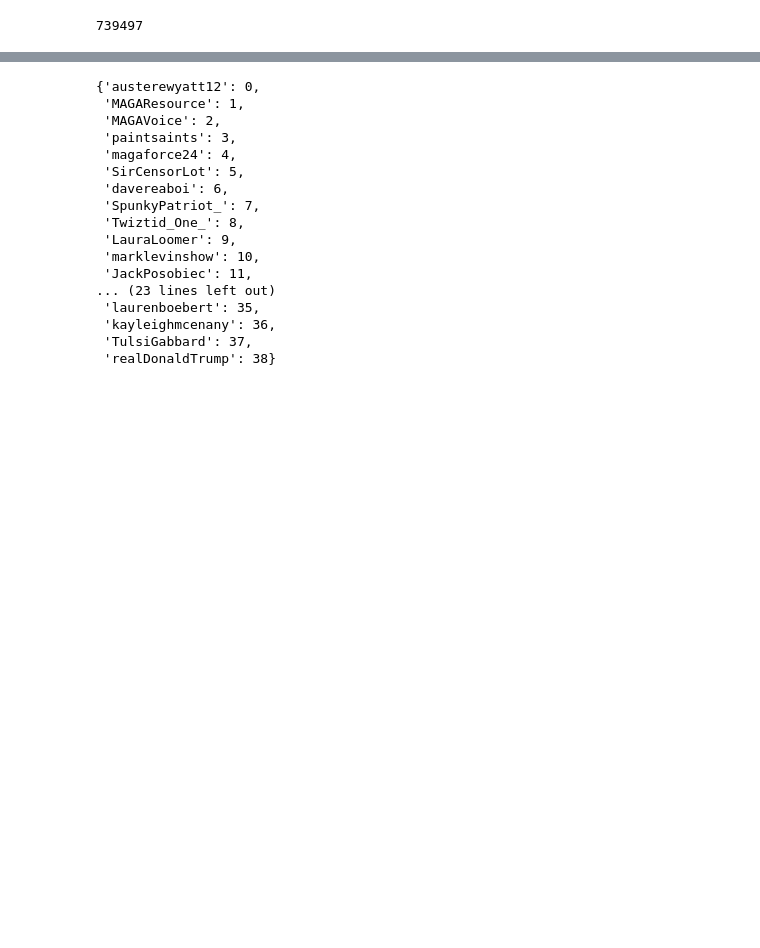
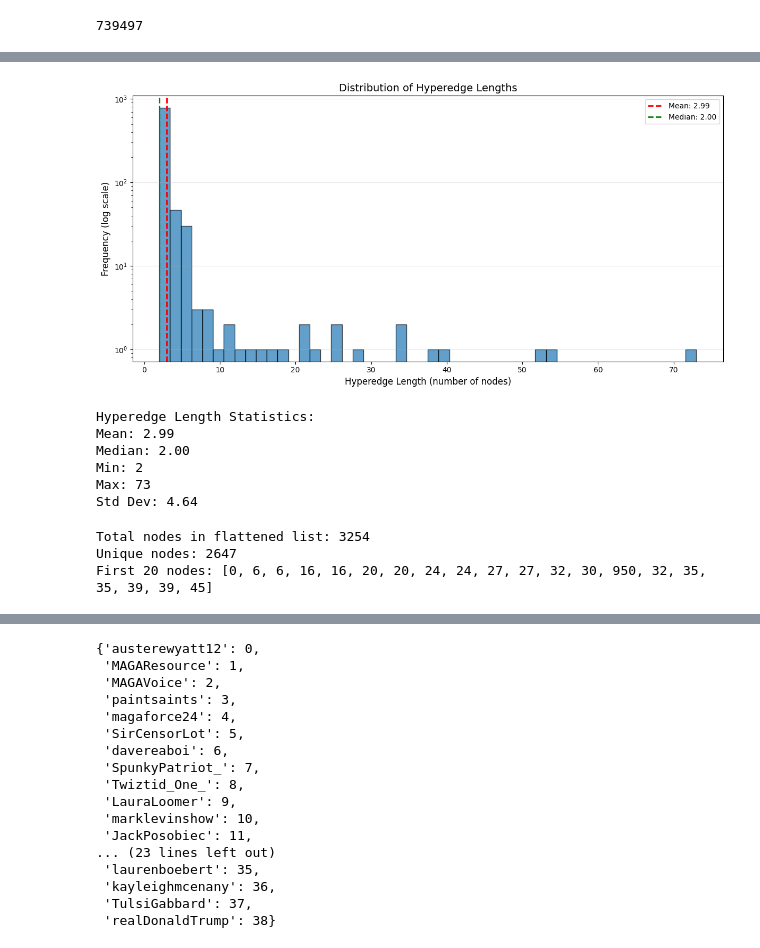
Before and after one commit to geometric-intelligence/TopoBench, a Jupyter notebook: tutorials/arlequin_datasets.ipynb, the cells around one changed output, grey strips where cells are left out. Cells and saved outputs as stored; diff of their text form; code cells hidden in the pictures; blank space fills up the shorter version.

```diff
--- a/tutorials/arlequin_datasets.ipynb
+++ b/tutorials/arlequin_datasets.ipynb
@@ -142,0 +404,60 @@ df_loaded
+# %%
+import matplotlib.pyplot as plt
+
+# Calculate hyperedge lengths
+hyperedge_lengths = [len(edge) for edge in hyperedges]
+
+# Create histogram
+plt.figure(figsize=(12, 6))
+plt.hist(hyperedge_lengths, bins=50, edgecolor='black', alpha=0.7)
+plt.xlabel('Hyperedge Length (number of nodes)', fontsize=12)
+plt.ylabel('Frequency (log scale)', fontsize=12)
+plt.yscale('log')
+plt.title('Distribution of Hyperedge Lengths', fontsize=14)
+plt.grid(axis='y', alpha=0.3)
+
+# Add statistics to the plot
+mean_length = np.mean(hyperedge_lengths)
+median_length = np.median(hyperedge_lengths)
+plt.axvline(mean_length, color='red', linestyle='--', linewidth=2, label=f'Mean: {mean_length:.2f}')
+plt.axvline(median_length, color='green', linestyle='--', linewidth=2, label=f'Median: {median_length:.2f}')
+plt.legend()
+
+plt.tight_layout()
+plt.show()
+
+# Print summary statistics
+print(f"\nHyperedge Length Statistics:")
+print(f"Mean: {mean_length:.2f}")
+print(f"Median: {median_length:.2f}")
+print(f"Min: {min(hyperedge_lengths)}")
+print(f"Max: {max(hyperedge_lengths)}")
+print(f"Std Dev: {np.std(hyperedge_lengths):.2f}")
+# %% [output]
+[figure, added]
+Hyperedge Length Statistics:
+Mean: 2.99
+Median: 2.00
+Min: 2
+Max: 73
+Std Dev: 4.64
+# %%
+# Flatten list of lists (hyperedges to get all unique node IDs)
+# Method 1: List comprehension (most Pythonic)
+flattened_nodes = [node_id for edge in hyperedges for node_id in edge]
+
+print(f"Total nodes in flattened list: {len(flattened_nodes)}")
+print(f"Unique nodes: {len(set(flattened_nodes))}")
+print(f"First 20 nodes: {flattened_nodes[:20]}")
+
+# Alternative methods:
+# Method 2: Using itertools.chain
+# from itertools import chain
+# flattened_nodes = list(chain(*hyperedges))
+
+# Method 3: Using sum (less efficient for large lists)
+# flattened_nodes = sum(hyperedges, [])
+# %% [output]
+Total nodes in flattened list: 3254
+Unique nodes: 2647
+First 20 nodes: [0, 6, 6, 16, 16, 20, 20, 24, 24, 27, 27, 32, 30, 950, 32, 35, 35, 39, 39, 45]
```
Also changed, not shown: parts of 20 cells of this notebook, 8 other files.
